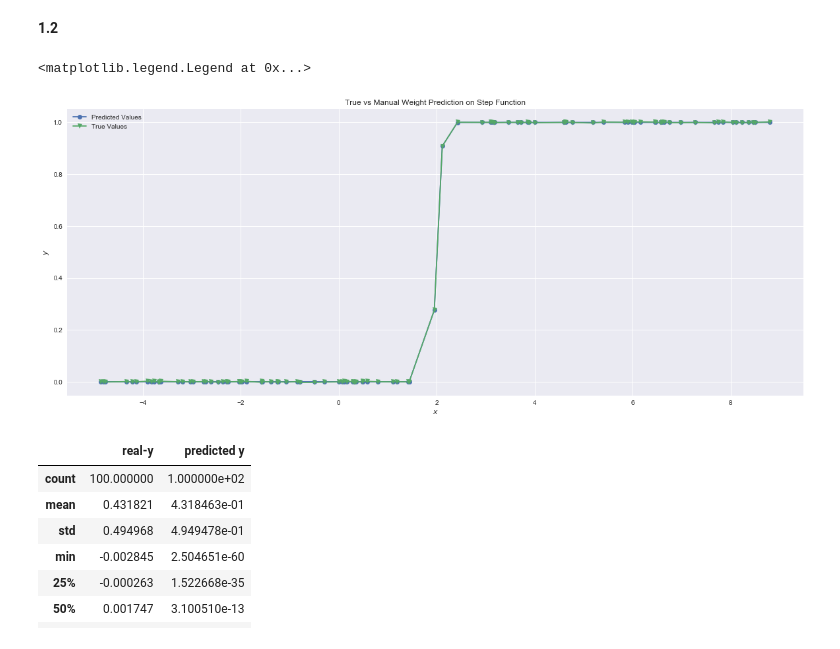
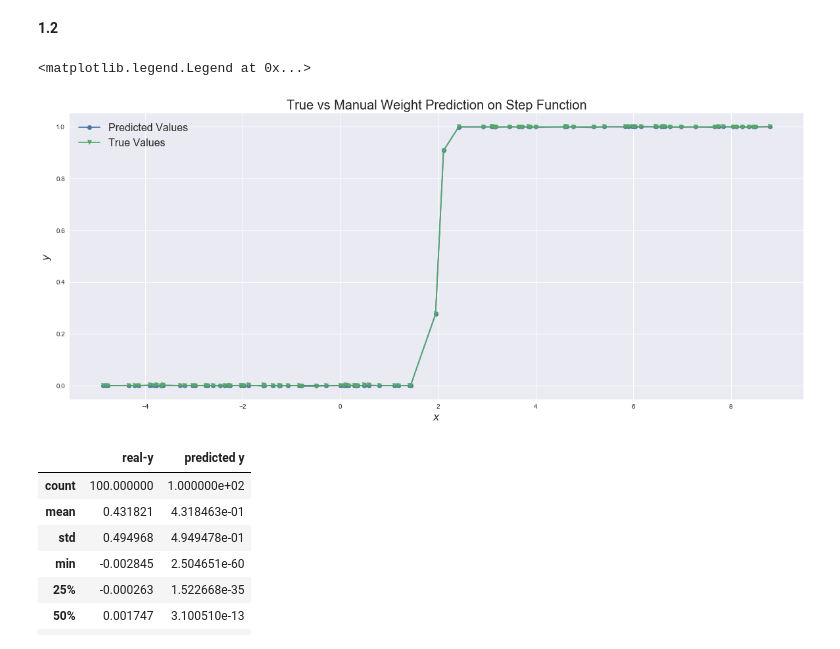
Before and after one commit to tmaounis/cs109a_hw6, a Jupyter notebook: cs109a_hw6_109.ipynb, the cells around one changed output. Drawn from its saved outputs; the diff is of its cells as text; code cells hidden in the pictures.

Commit message:
reworked 1 y functions

```diff
--- a/cs109a_hw6_109.ipynb
+++ b/cs109a_hw6_109.ipynb
@@ -154,23 +154,22 @@ def affine(x, w, b):
 def sigmoid(x):
     return 1 / (1 + np.exp(-x))
 # %%
-def get_y_pred_step(w1, w2):
-    return sigmoid(affine(step_df["x"],w1,w2))
+def get_y_pred_step(w1, b):
+    return w1*sigmoid(affine(step_df["x"],20,-40)) + b
 
-step_w1, step_w2 = 20, -40
-step_weights_guess = [step_w1, step_w2]
-y_pred_step = get_y_pred_step(step_w1, step_w2)
+step_weights_guess = [1,0]
+y_pred_step = get_y_pred_step(*step_weights_guess)
 
 plt.figure(figsize=(20,8))
-plt.title("True vs Manual Weight Prediction on Step Function")
+plt.title("True vs Manual Weight Prediction on Step Function", fontsize=20)
 plt.plot(step_df['x'],y_pred_step, label="Predicted Values", marker="o")
 plt.plot(step_df['x'],step_df['y'], label="True Values", marker="v")
-plt.xlabel("$x$")
-plt.ylabel("$y$")
-plt.legend()
+plt.xlabel("$x$", fontsize=16)
+plt.ylabel("$y$", fontsize=16)
+plt.legend(fontsize=16)
 # %% [output]
 <matplotlib.legend.Legend at 0x...>
-[figure, old version]
+[figure, new version]
 # %%
 side_by_side = pd.concat([step_df['y'], y_pred_step],axis=1)
 side_by_side = side_by_side.rename (columns={'y': 'real-y', 'x': 'predicted y'})
```
Also changed, not shown: parts of 4 cells of this notebook.
